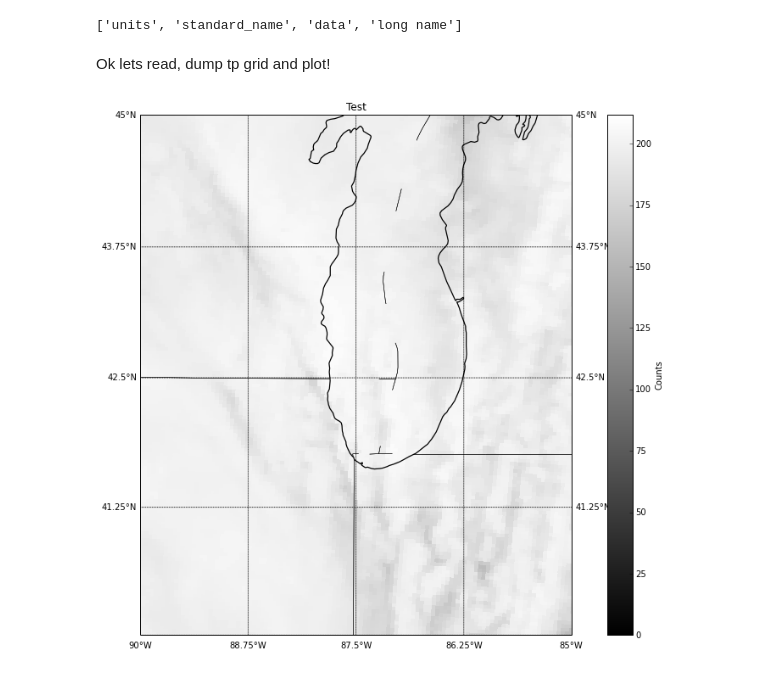
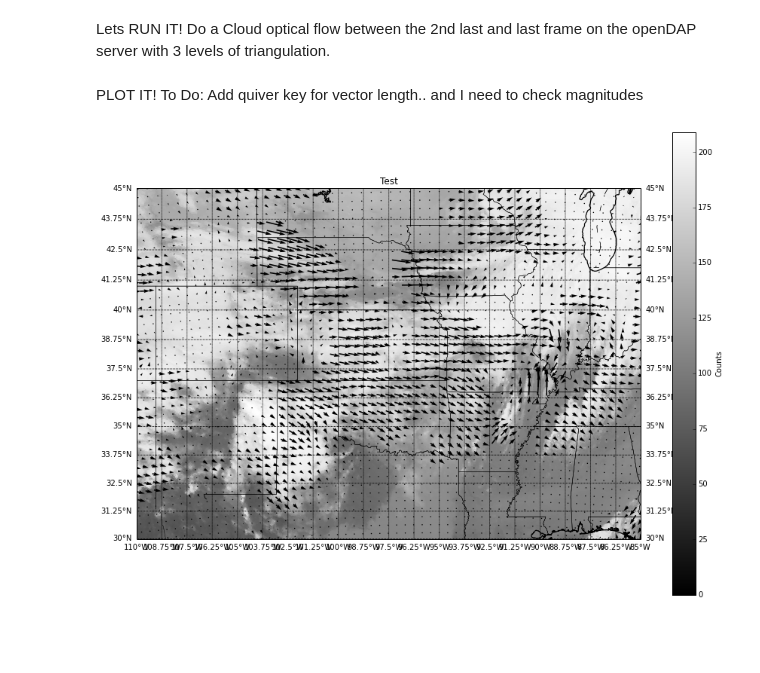
Before and after one commit to scollis/gini_tools, a Jupyter notebook: notebooks/Cloud motions.ipynb, the cells around one changed output. Cells and saved outputs as stored; diff of their text form; code cells hidden in the pictures; blank space fills up the shorter version.

Commit message:
Added cloud_motion.py and 1.0 of the Cloud_motion notebook

```diff
--- a/notebooks/Cloud motions.ipynb
+++ b/notebooks/Cloud motions.ipynb
@@ -260,13 +300,27 @@ second_frame_dap.close()
 # %%
-new_ir = copy.deepcopy(first_frame_grid.fields['IR'])
-img = new_ir['data'][0,:]
-level = 200
-img[np.where(img > img.max()-level)] = ndimage.median_filter(img, 2)[np.where(img > img.max()-level)]
-new_ir['data'][0, :] = img
-first_frame_grid.fields.update({'IR_filt' : new_ir})
-new_ir = copy.deepcopy(second_frame_grid.fields['IR'])
-img = new_ir['data'][0,:]
-level =200
-img[np.where(img > img.max()-level)] = ndimage.median_filter(img, 2)[np.where(img > img.max()-level)]
-new_ir['data'][0, :] = img
-second_frame_grid.fields.update({'IR_filt' : new_ir})
+def cof(f,s,l):
+    first_frame_dap = netCDF4.Dataset(fetch_gini(hind_time_step = f))
+    first_frame_grid = gini_grid(first_frame_dap)
+    second_frame_dap = netCDF4.Dataset(fetch_gini(hind_time_step = s))
+    second_frame_grid = gini_grid(second_frame_dap)
+    first_frame_dap.close()
+    second_frame_dap.close()
+    new_ir = copy.deepcopy(first_frame_grid.fields['IR'])
+    img = new_ir['data'][0,:]
+    level = 200
+    img[np.where(img > img.max()-level)] = ndimage.median_filter(img, 2)[np.where(img > img.max()-level)]
+    new_ir['data'][0, :] = img
+    first_frame_grid.fields.update({'IR_filt' : new_ir})
+    new_ir = copy.deepcopy(second_frame_grid.fields['IR'])
+    img = new_ir['data'][0,:]
+    level =200
+    img[np.where(img > img.max()-level)] = ndimage.median_filter(img, 2)[np.where(img > img.max()-level)]
+    new_ir['data'][0, :] = img
+    second_frame_grid.fields.update({'IR_filt' : new_ir})
+    umot, vmot = doflow_lk(first_frame_grid, second_frame_grid, winSize = (5,5), filter_len = 5)
+    umot_fb, vmot_fb = doflow_fb(first_frame_grid,
+                                 second_frame_grid, winSize = (20,20), filter_len = 10,
+                                 levels = l)
+    second_frame_grid.fields.update({'u' : umot, 'v' : vmot})
+    second_frame_grid.fields.update({'u_fb' : umot_fb, 'v_fb' : vmot_fb})
+    return second_frame_grid
@@ -277,20 +327,14 @@ second_frame_grid.fields.update({'u' : umot, 'v' : vmot})
-# %%
-print umot.keys()
-# %% [output]
-['units', 'standard_name', 'data', 'long name']
+# %% [markdown]
+Lets RUN IT! Do a Cloud optical flow between the 2nd last and last frame on the openDAP server with 3 levels of triangulation.
+# %%
+my_grid = cof(1,0,3)
+# %% [markdown]
+PLOT IT! To Do: Add quiver key for vector length.. and I need to check magnitudes
 # %%
 f = plt.figure(figsize = [15,11])
 
-plot_gini_grid_barbs(second_frame_grid, box = [-110, -85, 30, 45], resolution = 'h', fld = 'IR_filt',
+plot_gini_grid_vectors(my_grid, box = [-110, -85, 30, 45], resolution = 'h', fld = 'IR_filt',
                meridians =  np.linspace(-110, -80,25), parallels = np.linspace(10,50, 33),
-               title = 'Test', degrade = 5)
+               title = 'Test', degrade = 10, u='u_fb', v='v_fb', scale = 100)
+# %% [output]
+[figure, added]
-# %% [markdown]
-Ok lets read, dump tp grid and plot!
-# %%
-f = plt.figure(figsize = [15,11])
-
-plot_gini_grid(first_frame_grid, box = [-90, -85, 40, 45], resolution = 'h', fld = 'IR_filt',
-               meridians =  np.linspace(-110, -80,25), parallels = np.linspace(10,50, 33),
-               title = 'Test')
-# %% [output]
-[figure, removed]
```
Also changed, not shown: parts of 22 cells of this notebook, 1 other file.
